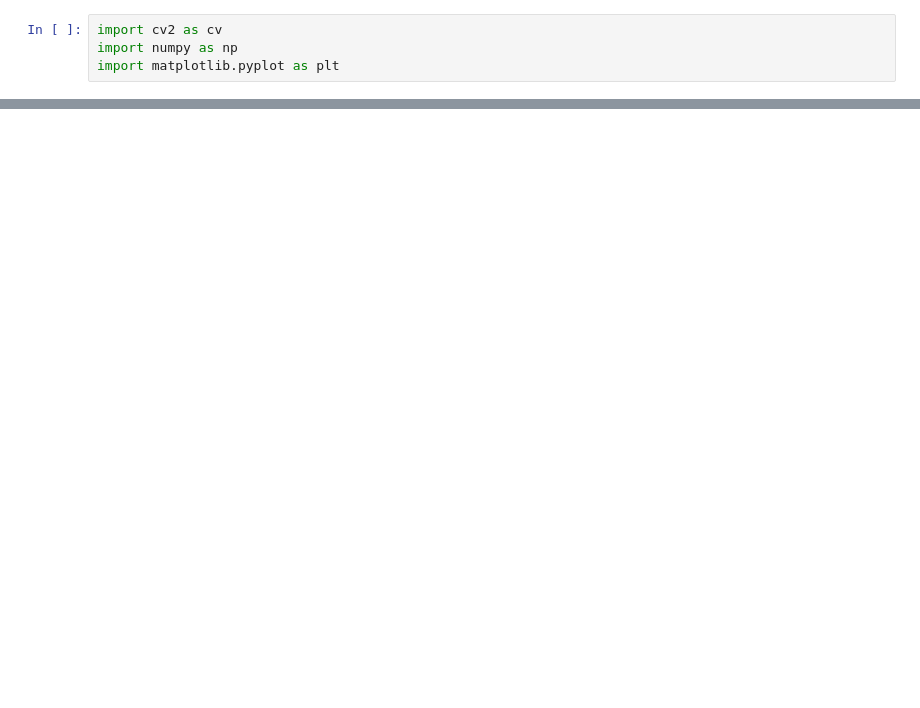
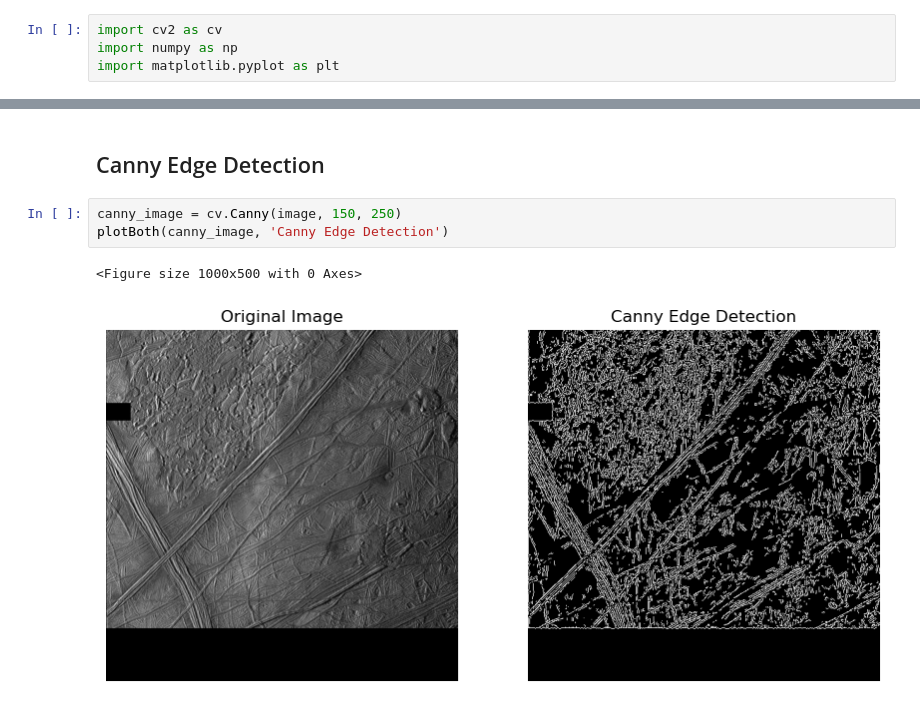
Before and after one commit to Rowan-Nag/Europa-Cycloided, a Jupyter notebook: europa-filters.ipynb, the cells around one changed output, grey strips where cells are left out. Saved outputs shown, nothing was run; the diff lists cells and outputs as text; blank space fills up the shorter version.

```diff
--- a/europa-filters.ipynb
+++ b/europa-filters.ipynb
@@ -28,0 +78,8 @@ plt.imshow(edges, cmap="gray")
+# %% [markdown]
+## Canny Edge Detection
+# %%
+canny_image = cv.Canny(image, 150, 250)
+plotBoth(canny_image, 'Canny Edge Detection')
+# %% [output]
+<Figure size 1000x500 with 0 Axes>
+[figure, added]
```
Also changed, not shown: parts of 12 cells of this notebook.
